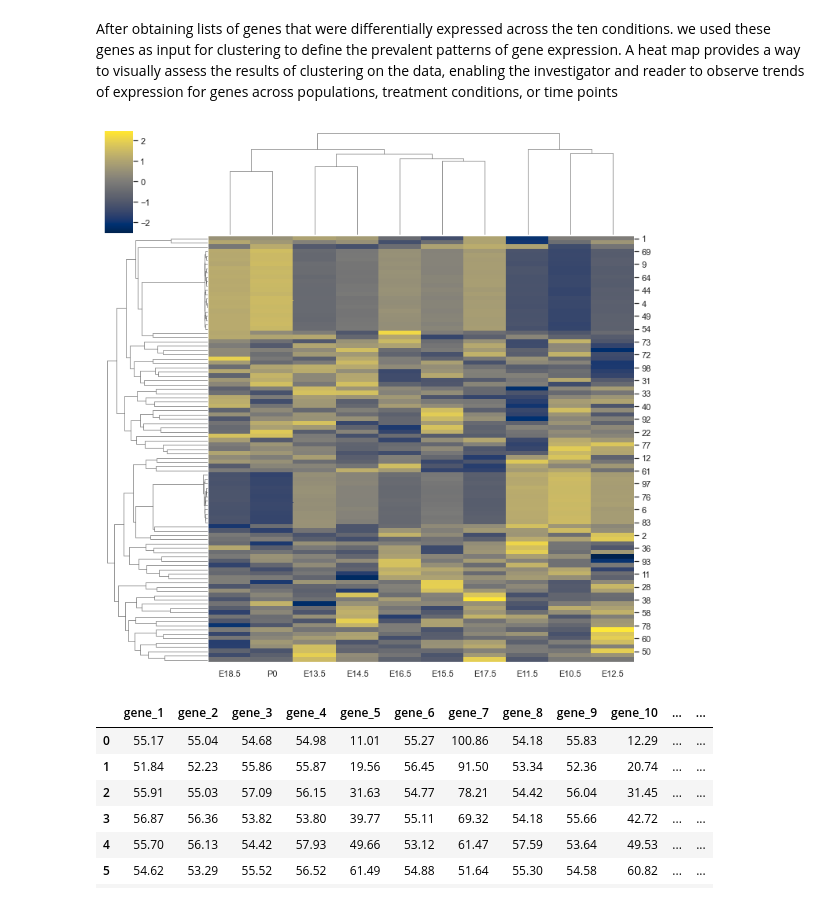
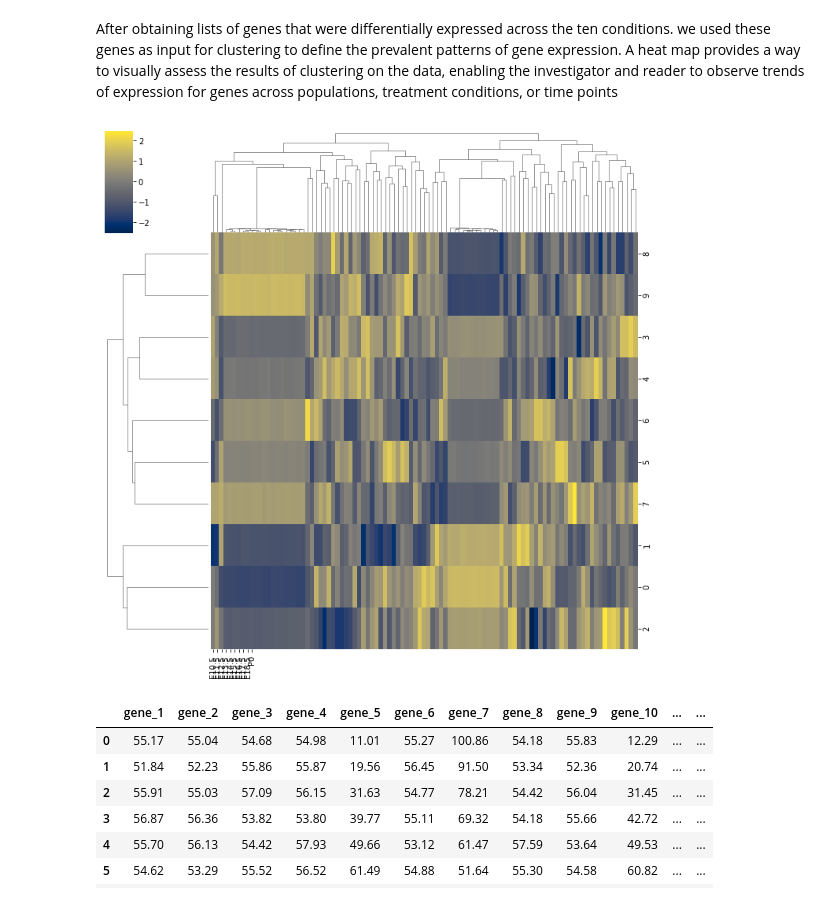
Before and after one commit to kwendt3/Fourier, a Jupyter notebook: RNAseq.ipynb, the cells around one changed output. Saved outputs shown, nothing was run; the diff lists cells and outputs as text; code cells hidden in the pictures.

```diff
--- a/RNAseq.ipynb
+++ b/RNAseq.ipynb
@@ -63,9 +63,9 @@ sns.heatmap(df_norm_col, annot=True, annot_kws = {'size':1}, cmap='cividis', yti
 After obtaining lists of genes that were differentially expressed across the ten conditions. we used these genes as input for clustering to define the prevalent patterns of gene expression. A heat map provides a way to visually assess the results of clustering on the data, enabling the investigator and reader to observe trends of expression for genes across populations, treatment conditions, or time points
 # %%
 x_axis_labels = ["E10.5","E11.5","E12.5","E13.5","E14.5","E15.5","E16.5","E17.5","E18.5","P0"] # labels for x-axis
-g = sns.clustermap(rows, z_score=0, cmap='cividis', xticklabels=y_axis_labels)
+g = sns.clustermap(df_norm_col, xticklabels=y_axis_labels, cmap='cividis')
 # %% [output]
-[figure, old version]
+[figure, new version]
 # %%
 df.head(99)
 # %% [output]
```
Also changed, not shown: parts of 12 cells of this notebook.
